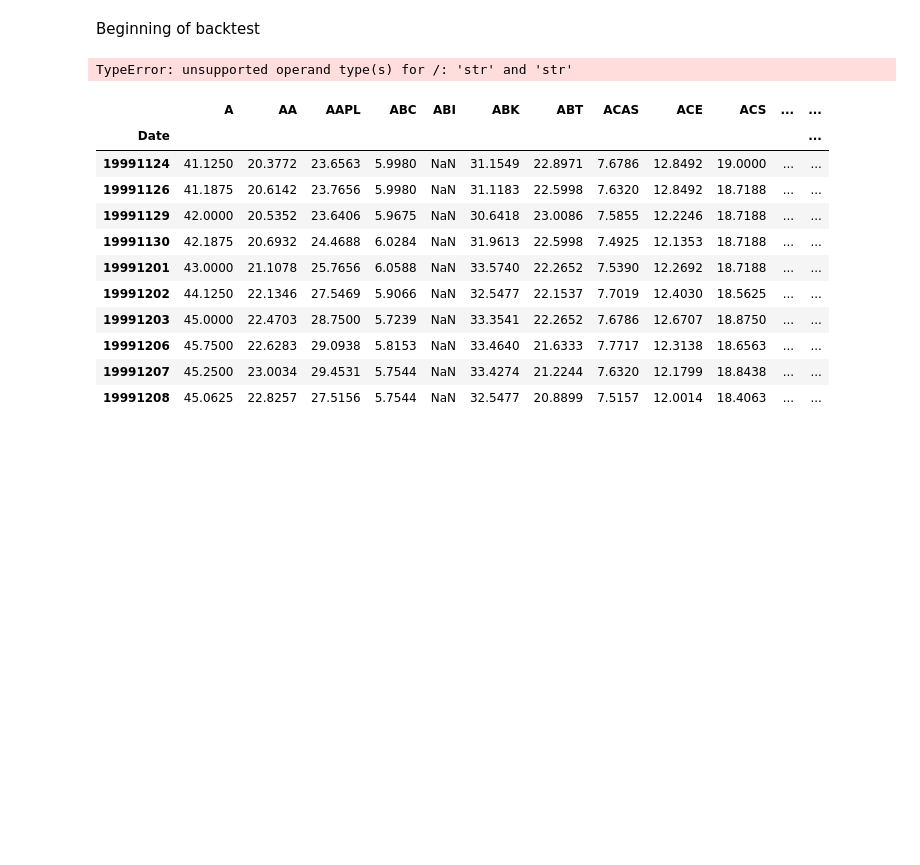
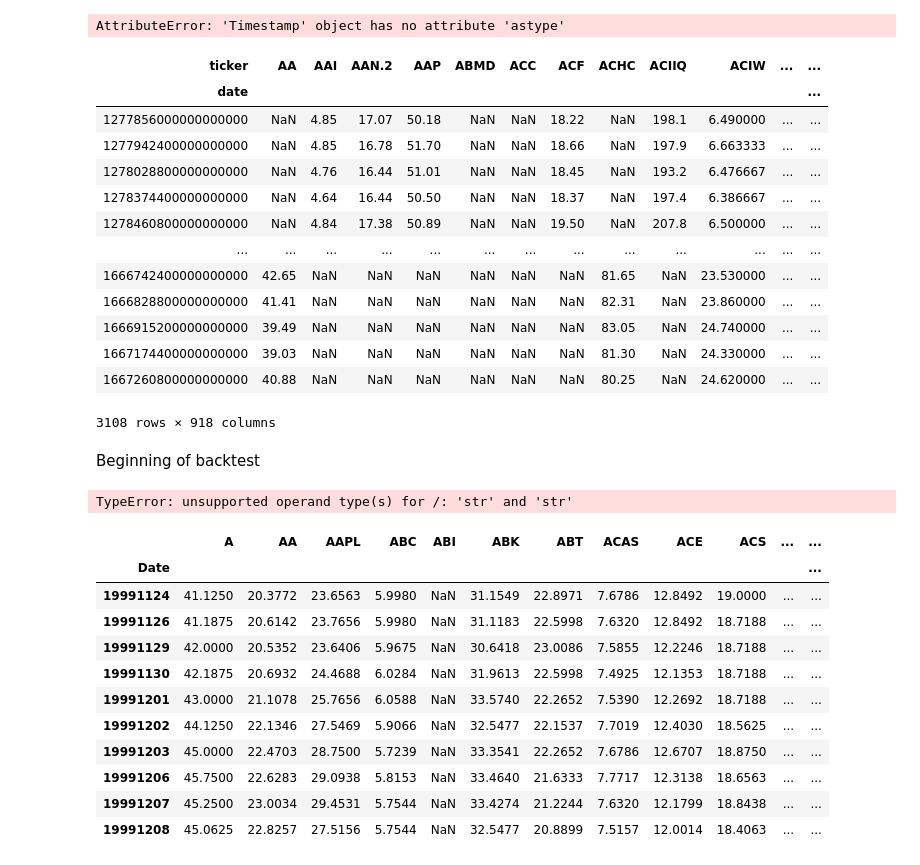
Before and after one commit to milesChild/quant-practice-materials, a Jupyter notebook: backtesting/simple_mean_reversion/sp600_mean_reversion.ipynb, the cells around one changed output. Drawn from its saved outputs; the diff is of its cells as text; code cells hidden in the pictures; blank space fills up the shorter version.

Commit message:
Pandas magic to replicate SPX reversion dataframe

```diff
--- a/backtesting/simple_mean_reversion/sp600_mean_reversion.ipynb
+++ b/backtesting/simple_mean_reversion/sp600_mean_reversion.ipynb
@@ -16,3 +22,5 @@ df.head()
 # %%
 # Making a new dataframe where the column are the ticker names and the rows are the close prices for each day.
-unstacked_close = df['prccd'].unstack()
+df.set_index(new_idx, inplace=True)
+#df.drop(columns=['id'], axis=1, inplace=True)
+df.index
@@ -71,3 +45,32 @@ unstacked_close.head(10)
+# %%
+df = df.drop(columns=['tic'], axis=1)
+df.drop(columns=['prcld', 'eps','prcod', 'cshtrd', 'cusip', 'gsector', 'cik', 'prchd', 'cshoc'], axis=1, inplace=True)
+# %%
+from collections import OrderedDict
+
+unstacked_close = df.stack().unstack(level=1) # stack and unstack at second level of multiindex as an inner transpose
+date_index = list(OrderedDict.fromkeys([tup[0] for tup in df.index.values])) # convert multiindex to single index
+# %% [output]
+AttributeError: 'Timestamp' object has no attribute 'astype'
+# %%
+unstacked_close.set_index(pd.Index(date_index, name='date').astype(int), inplace=True) # set new index as integer date
+# %%
+unstacked_close
+# %% [output]
+| ticker | AA | AAI | AAN.2 | AAP | ABMD | ACC | ACF | ACHC | ACIIQ | ACIW | ... | ... |
+| date |  |  |  |  |  |  |  |  |  |  |  | ... |
+| 1277856000000000000 | NaN | 4.85 | 17.07 | 50.18 | NaN | NaN | 18.22 | NaN | 198.1 | 6.490000 | ... | ... |
+| 1277942400000000000 | NaN | 4.85 | 16.78 | 51.70 | NaN | NaN | 18.66 | NaN | 197.9 | 6.663333 | ... | ... |
+| 1278028800000000000 | NaN | 4.76 | 16.44 | 51.01 | NaN | NaN | 18.45 | NaN | 193.2 | 6.476667 | ... | ... |
+| 1278374400000000000 | NaN | 4.64 | 16.44 | 50.50 | NaN | NaN | 18.37 | NaN | 197.4 | 6.386667 | ... | ... |
+| 1278460800000000000 | NaN | 4.84 | 17.38 | 50.89 | NaN | NaN | 19.50 | NaN | 207.8 | 6.500000 | ... | ... |
+| ... | ... | ... | ... | ... | ... | ... | ... | ... | ... | ... | ... | ... |
+| 1666742400000000000 | 42.65 | NaN | NaN | NaN | NaN | NaN | NaN | 81.65 | NaN | 23.530000 | ... | ... |
+| 1666828800000000000 | 41.41 | NaN | NaN | NaN | NaN | NaN | NaN | 82.31 | NaN | 23.860000 | ... | ... |
+| 1666915200000000000 | 39.49 | NaN | NaN | NaN | NaN | NaN | NaN | 83.05 | NaN | 24.740000 | ... | ... |
+| 1667174400000000000 | 39.03 | NaN | NaN | NaN | NaN | NaN | NaN | 81.30 | NaN | 24.330000 | ... | ... |
+| 1667260800000000000 | 40.88 | NaN | NaN | NaN | NaN | NaN | NaN | 80.25 | NaN | 24.620000 | ... | ... |
+3108 rows × 918 columns
 # %% [markdown]
 Beginning of backtest
 # %%
```
Also changed, not shown: parts of 9 cells of this notebook.
